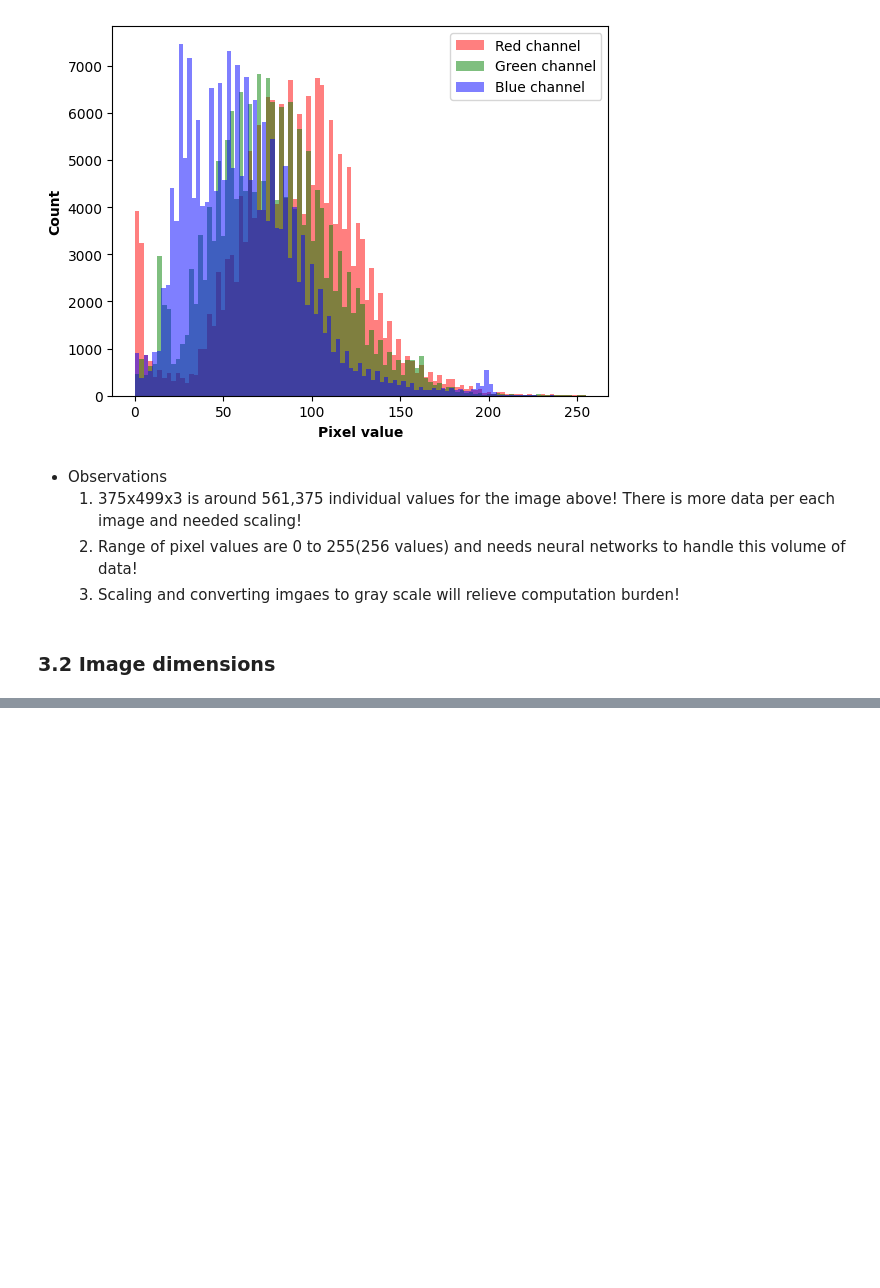
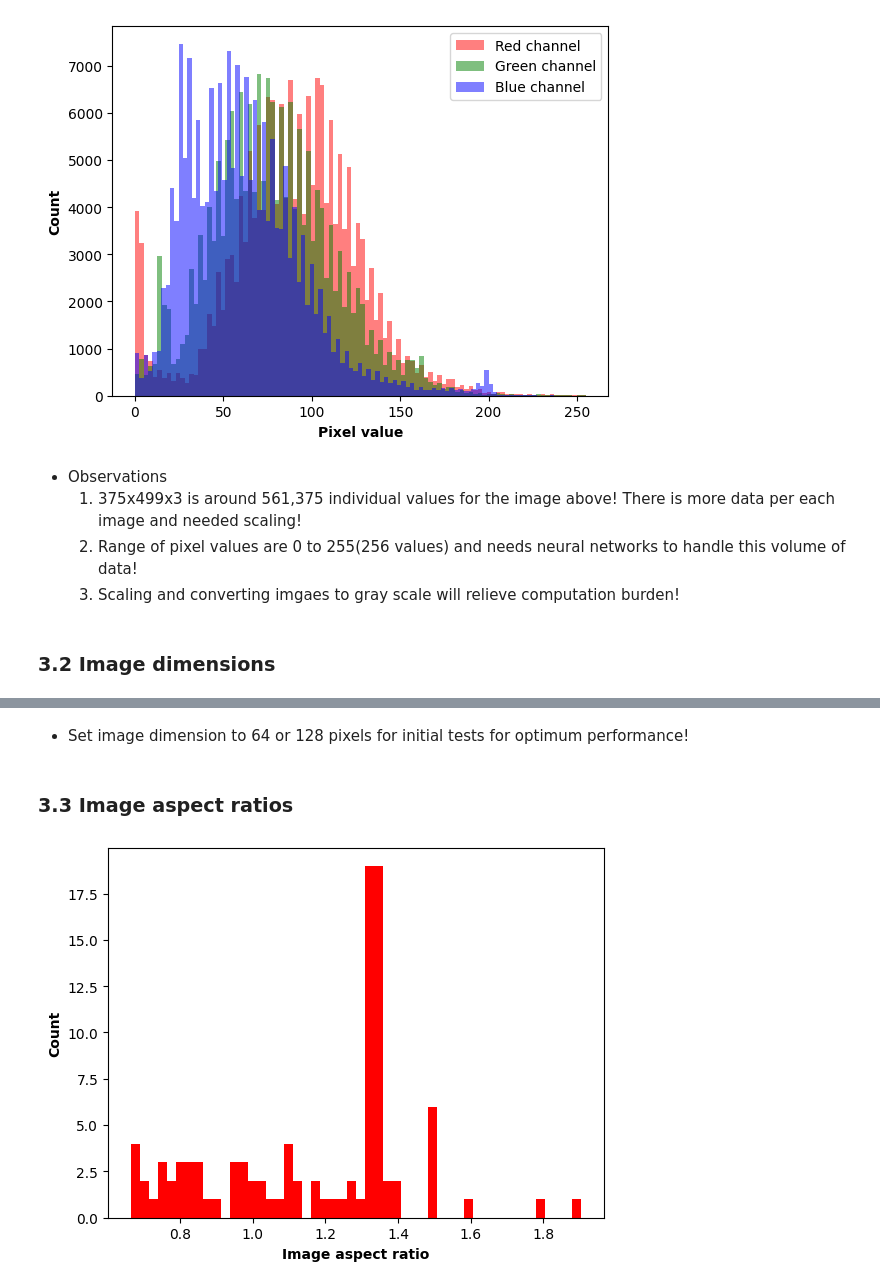
Before and after one commit to 4GeeksAcademy/Madesh-image-classification, a Jupyter notebook: src/Madesh_solution.ipynb, the cells around one changed output, grey strips where cells are left out. Saved outputs shown, nothing was run; the diff lists cells and outputs as text; code cells hidden in the pictures; blank space fills up the shorter version.

```diff
--- a/src/Madesh_solution.ipynb
+++ b/src/Madesh_solution.ipynb
@@ -111,0 +112,14 @@ plt.show()
+# %% [markdown]
+- Set image dimension to 64 or 128 pixels for initial tests for optimum performance!
+# %% [markdown]
+### 3.3 Image aspect ratios
+# %%
+aspect_ratios=np.array(widths)/np.array(heights)
+
+# Plot as histogram
+plt.hist(aspect_ratios, bins=50, color='red')
+plt.xlabel('Image aspect ratio', fontweight='bold')
+plt.ylabel('Count', fontweight='bold')
+plt.show()
+# %% [output]
+[figure, added]
```
Also changed, not shown: parts of 12 cells of this notebook.
